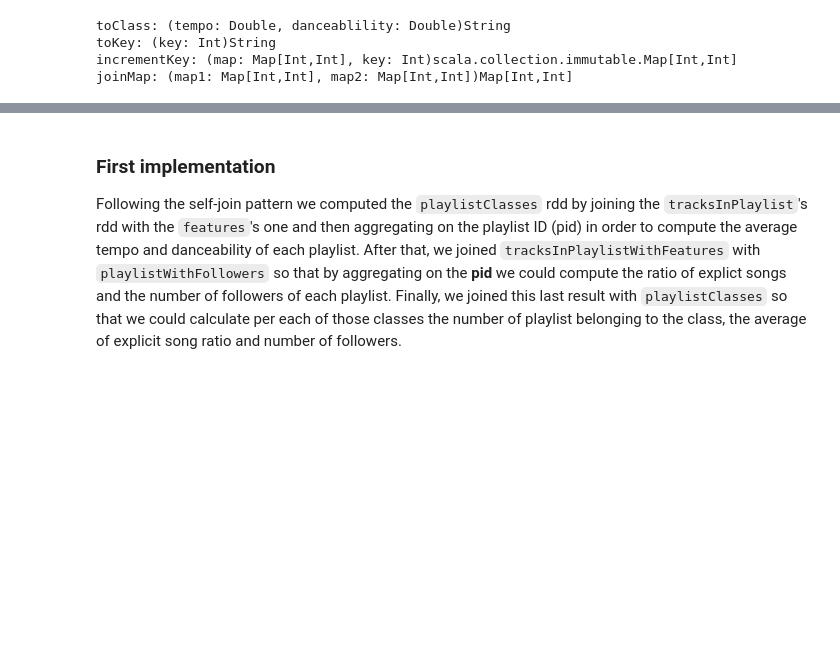
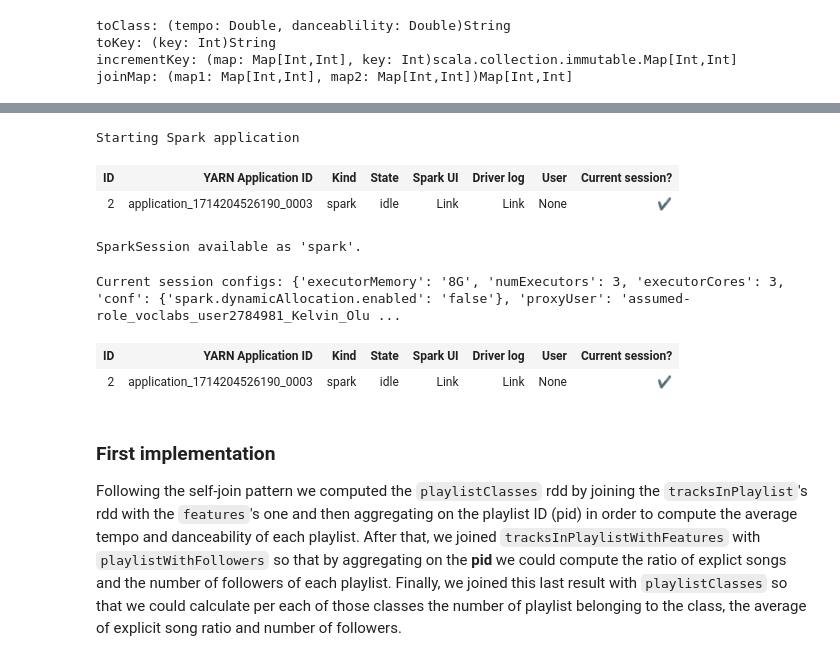
Before and after one commit to kelvin-olaiya/exam-big-data, a Jupyter notebook: exam_report.ipynb, the cells around one changed output, grey strips where cells are left out. Drawn from its saved outputs; the diff is of its cells as text; code cells hidden in the pictures; blank space fills up the shorter version.

```diff
--- a/exam_report.ipynb
+++ b/exam_report.ipynb
@@ -904,3 +904,14 @@ playlistWithFollowers: org.apache.spark.rdd.RDD[(Int, Int)] = MapPartitionsRDD[3
+# %%
+%%configure -f
+{"executorMemory":"8G", "numExecutors":3, "executorCores":3, "conf": {"spark.dynamicAllocation.enabled": "false"}}
+# %% [output]
+Starting Spark application
+| ID | YARN Application ID | Kind | State | Spark UI | Driver log | User | Current session? |
+| 2 | application_1714204526190_0003 | spark | idle | Link | Link | None | ✔ |
+SparkSession available as 'spark'.
+Current session configs: {'executorMemory': '8G', 'numExecutors': 3, 'executorCores': 3, 'conf': {'spark.dynamicAllocation.enabled': 'false'}, 'proxyUser': 'assumed-role_voclabs_user2784981_Kelvin_Olu ...
+| ID | YARN Application ID | Kind | State | Spark UI | Driver log | User | Current session? |
+| 2 | application_1714204526190_0003 | spark | idle | Link | Link | None | ✔ |
 # %% [markdown]
 ### First implementation
 
```
Also changed, not shown: parts of 12 cells of this notebook, 4 other files.
